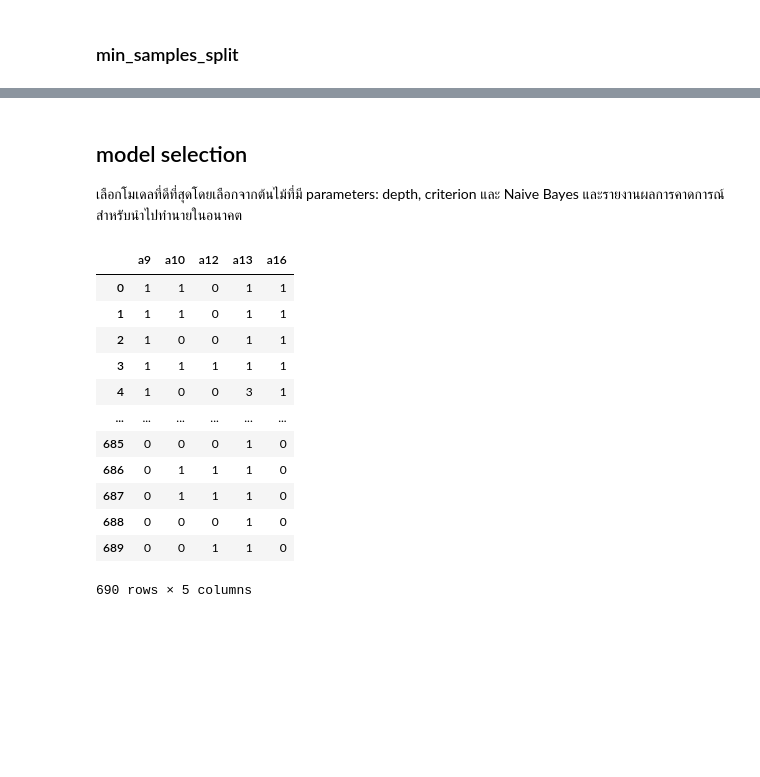
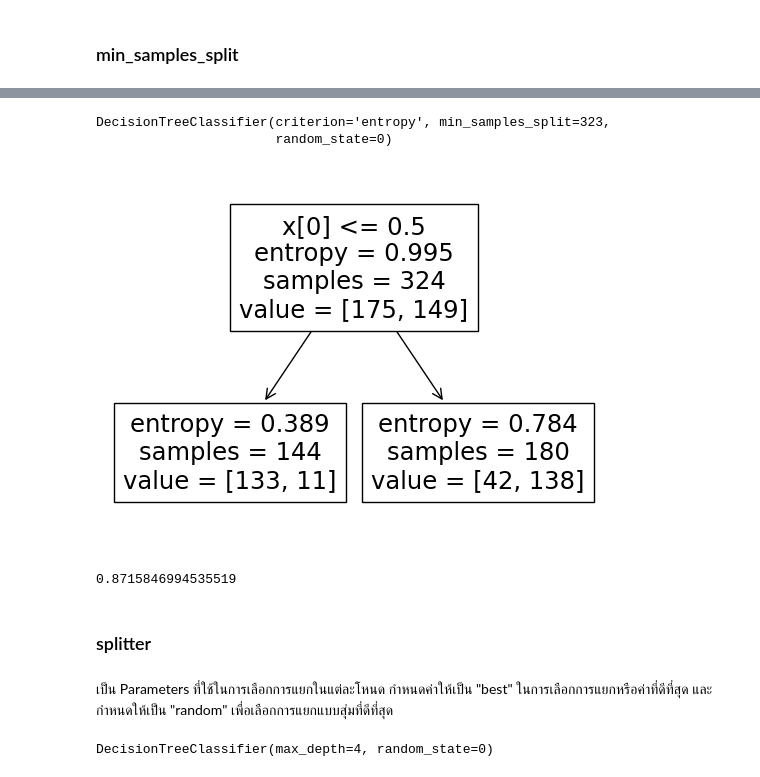
Before and after one commit to Wilanth/BSC_DPDM23, a Jupyter notebook: Classification.ipynb, the cells around one changed output, grey strips where cells are left out. Cells and saved outputs as stored; diff of their text form; code cells hidden in the pictures; blank space fills up the shorter version.

```diff
--- a/Classification.ipynb
+++ b/Classification.ipynb
@@ -303,2 +296,0 @@ DtreeHW2_1 = DecisionTreeClassifier(random_state=0,max_depth=2,splitter="random"
-# %%
-DtreeHW2_1.fit(X_train,y_train)
@@ -321,2 +296,0 @@ DtreeHW2_1 = DecisionTreeClassifier(random_state=0,max_depth=2,splitter="best")
-# %%
-DtreeHW2_1.fit(X_train,y_train)
@@ -338,19 +297,11 @@ accuracy_score(y_test, y_predictHW2_1)
-# %% [markdown]
-## model selection
-เลือกโมเดลที่ดีที่สุดโดยเลือกจากต้นไม้ที่มี parameters: depth, criterion และ Naive Bayes และรายงานผลการคาดการณ์สำหรับนำไปทำนายในอนาคต
-# %%
-credit #a16 คือคำตอบ
-# %% [output]
-|  | a9 | a10 | a12 | a13 | a16 |
-| 0 | 1 | 1 | 0 | 1 | 1 |
-| 1 | 1 | 1 | 0 | 1 | 1 |
-| 2 | 1 | 0 | 0 | 1 | 1 |
-| 3 | 1 | 1 | 1 | 1 | 1 |
-| 4 | 1 | 0 | 0 | 3 | 1 |
-| ... | ... | ... | ... | ... | ... |
-| 685 | 0 | 0 | 0 | 1 | 0 |
-| 686 | 0 | 1 | 1 | 1 | 0 |
-| 687 | 0 | 1 | 1 | 1 | 0 |
-| 688 | 0 | 0 | 0 | 1 | 0 |
-| 689 | 0 | 0 | 1 | 1 | 0 |
-690 rows × 5 columns
+# %%
+DtreeHW3_1 = DecisionTreeClassifier(random_state=0,criterion='entropy',min_samples_split=323)
+# %%
+DtreeHW3_1.fit(x_train,y_train)
+# %% [output]
+DecisionTreeClassifier(criterion='entropy', min_samples_split=323,
+                       random_state=0)
+# %%
+tree.plot_tree(DtreeHW3_1);
+# %% [output]
+[figure, added]
@@ -356,0 +310,8 @@ credit #a16 คือคำตอบ
+# %%
+accuracy_score(y_test, y_predictHW3_1)
+# %% [output]
+0.8715846994535519
+# %% [markdown]
+### splitter
+# %% [markdown]
+เป็น Parameters ที่ใช้ในการเลือกการแยกในแต่ละโหนด กำหนดค่าให้เป็น "best" ในการเลือกการแยกหรือค่าที่ดีที่สุด และกำหนดให้เป็น "random" เพื่อเลือกการแยกแบบสุ่มที่ดีที่สุด
@@ -356,0 +322,4 @@ credit #a16 คือคำตอบ
+# %%
+DtreeHWx.fit(x_train,y_train)
+# %% [output]
+DecisionTreeClassifier(max_depth=4, random_state=0)
```
Also changed, not shown: parts of 86 cells of this notebook.
